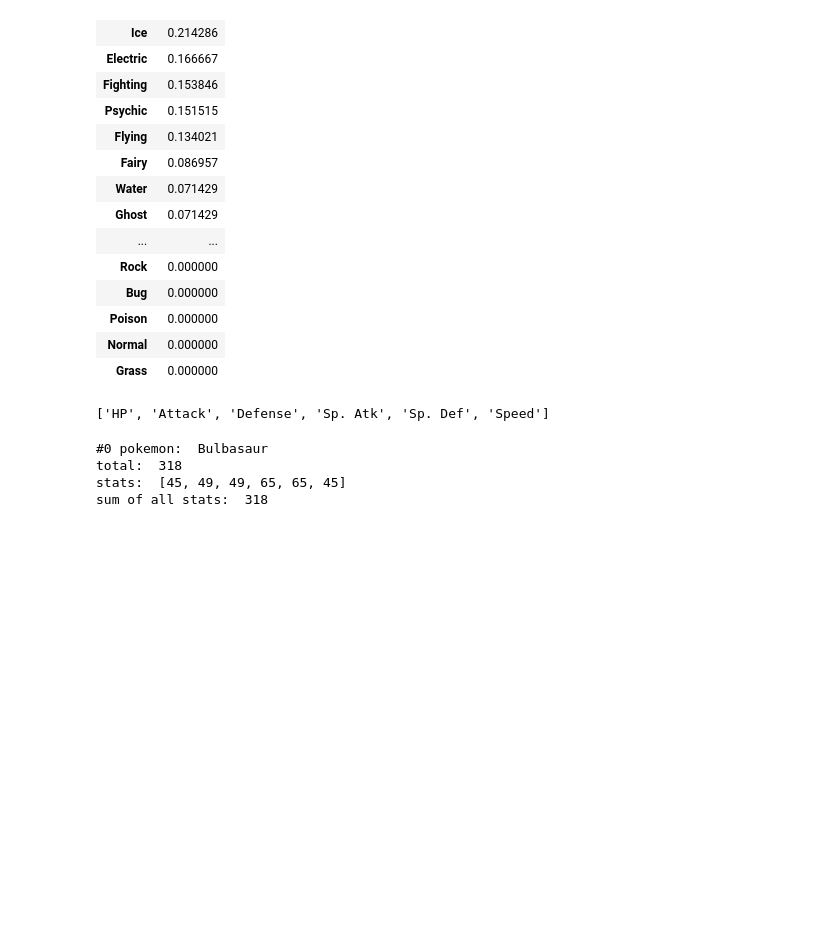
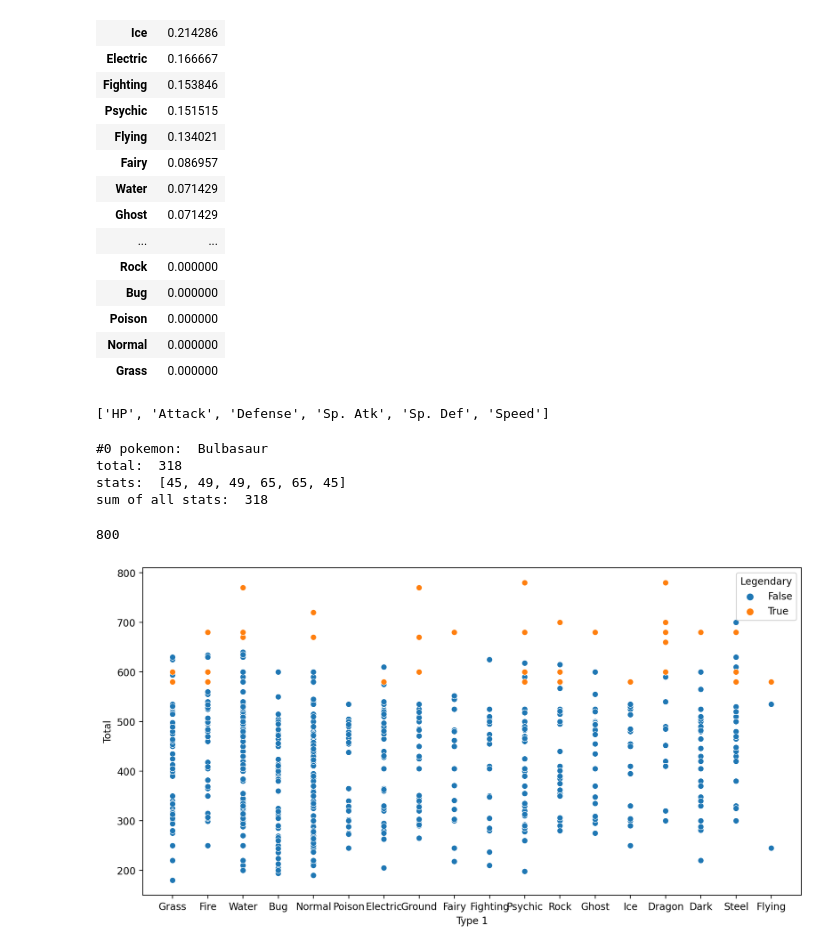
Before and after one commit to HWMV/No_use_repo_Aiffel, a Jupyter notebook: Machine_Learning/Main_quest2/Go_poketmon.ipynb, the cells around one changed output. Drawn from its saved outputs; the diff is of its cells as text; code cells hidden in the pictures; blank space fills up the shorter version.

```diff
--- a/Machine_Learning/Main_quest2/Go_poketmon.ipynb
+++ b/Machine_Learning/Main_quest2/Go_poketmon.ipynb
@@ -291,3 +293,24 @@ print("sum of all stats: ", sum(list(poketmon.loc[0, stats])))
 total:  318
 stats:  [45, 49, 49, 65, 65, 45]
 sum of all stats:  318
+# %%
+# Q. 'pokemon['Total'].values'와 'pokemon[stats].values의 총합'이 같은 포켓몬의 수를 확인해봅시다.
+# stats 피처들을 열 별로 더 하는 변수
+sum_stats = poketmon[stats].sum(axis=1).values
+# total 값과 더한 총합이 같은지 변수
+equal_total = sum_stats == poketmon['Total'].values
+# 같은 포켓몬이 몇 마리인지 카운트
+# 800 마리 모두 Total 과 스탯컬럼합 이 같음 확인
+np.sum(equal_total)
+# %% [output]
+800
+# %%
+# Total 값에 따른 분포 plot (누가누가 쎈가)
+# 주황색 점 = 전설, 전설이 상당 수 위에 있다 (강하다)
+fig, ax = plt.subplots()
+fig.set_size_inches(12, 6)
+
+sns.scatterplot(data=poketmon, x="Type 1", y="Total", hue="Legendary")
+plt.show()
+# %% [output]
+[figure, added]
```
Also changed, not shown: parts of 2 cells of this notebook.
